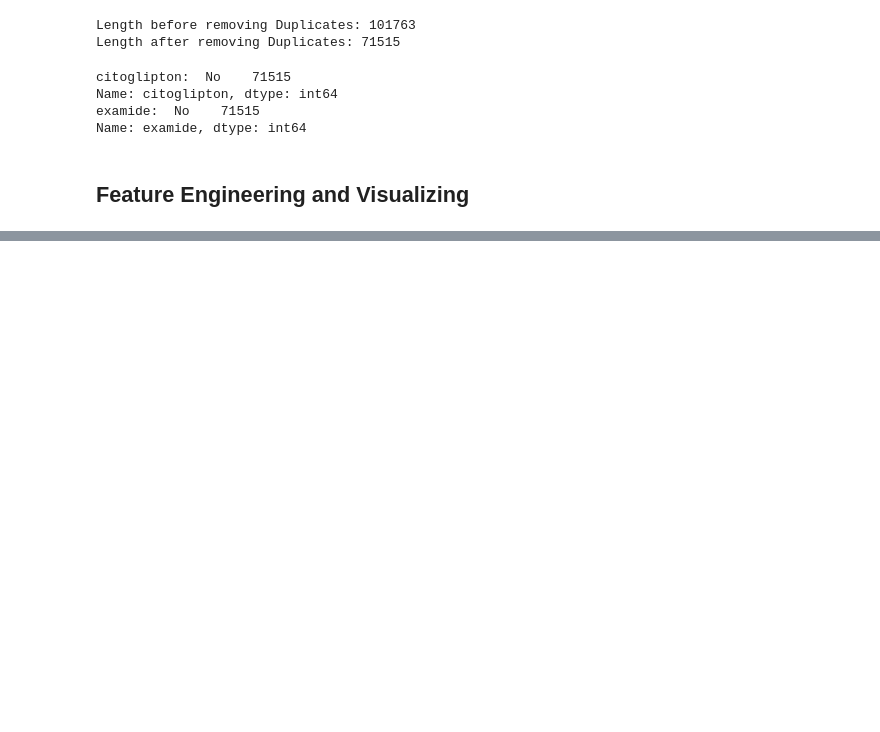
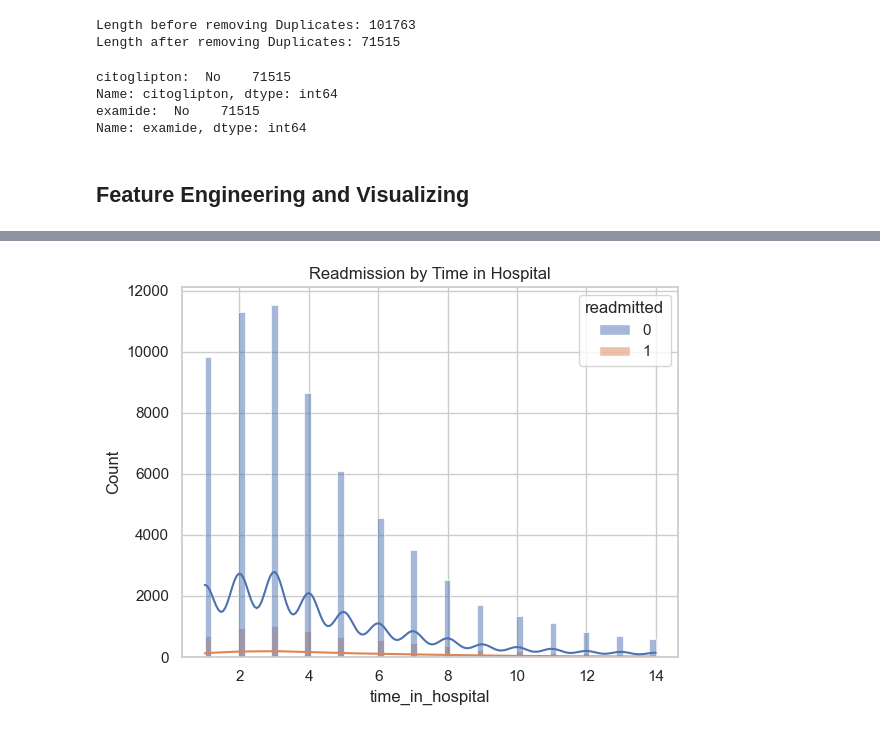
Before and after one commit to Kiarashmo/AI-Course, a Jupyter notebook: Project 5/main.ipynb, the cells around one changed output, grey strips where cells are left out. Saved outputs shown, nothing was run; the diff lists cells and outputs as text; code cells hidden in the pictures; blank space fills up the shorter version.

```diff
--- a/Project 5/main.ipynb
+++ b/Project 5/main.ipynb
@@ -322,0 +332,6 @@ df['diabetesMed'] = df['diabetesMed'].apply(lambda x : -1 if x == 'No'
+# %%
+sns.histplot(x='time_in_hospital', hue='readmitted', data=df, kde=True)
+plt.title('Readmission by Time in Hospital')
+plt.show()
+# %% [output]
+[figure, added]
```
Also changed, not shown: parts of 13 cells of this notebook.
